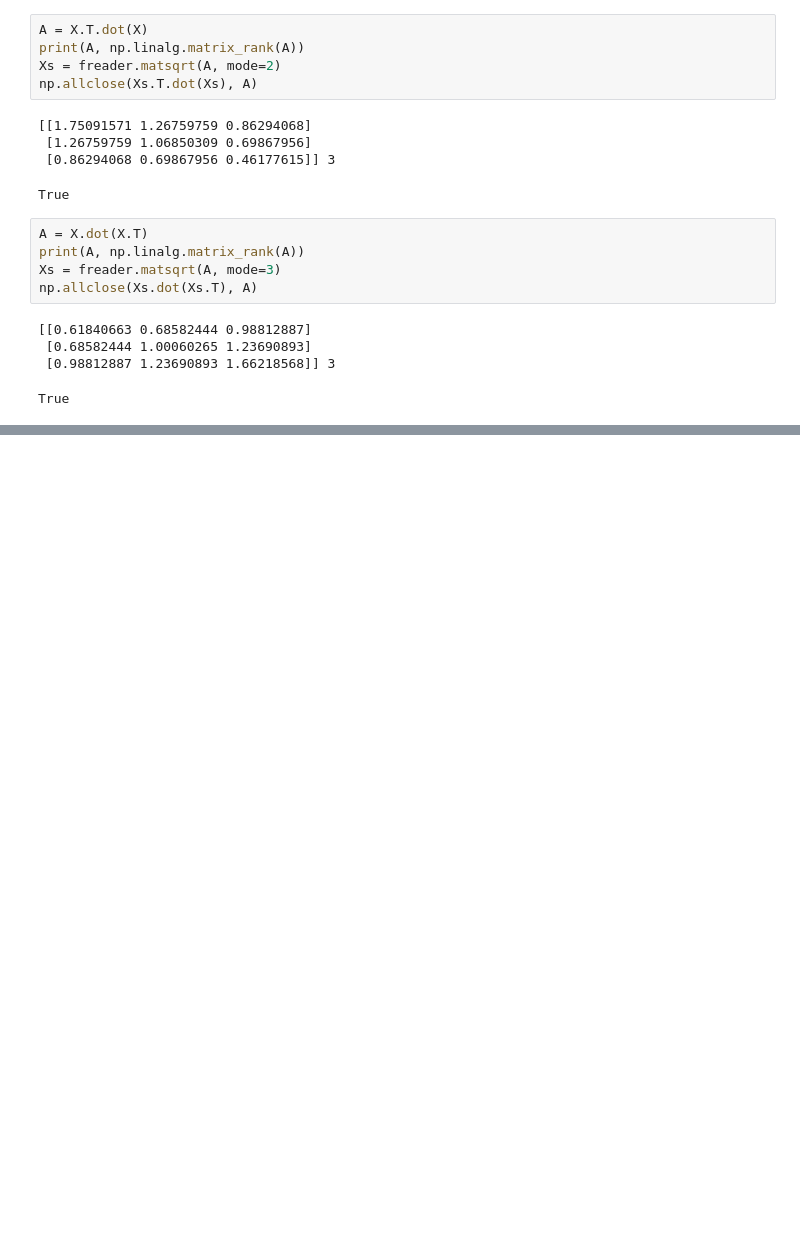
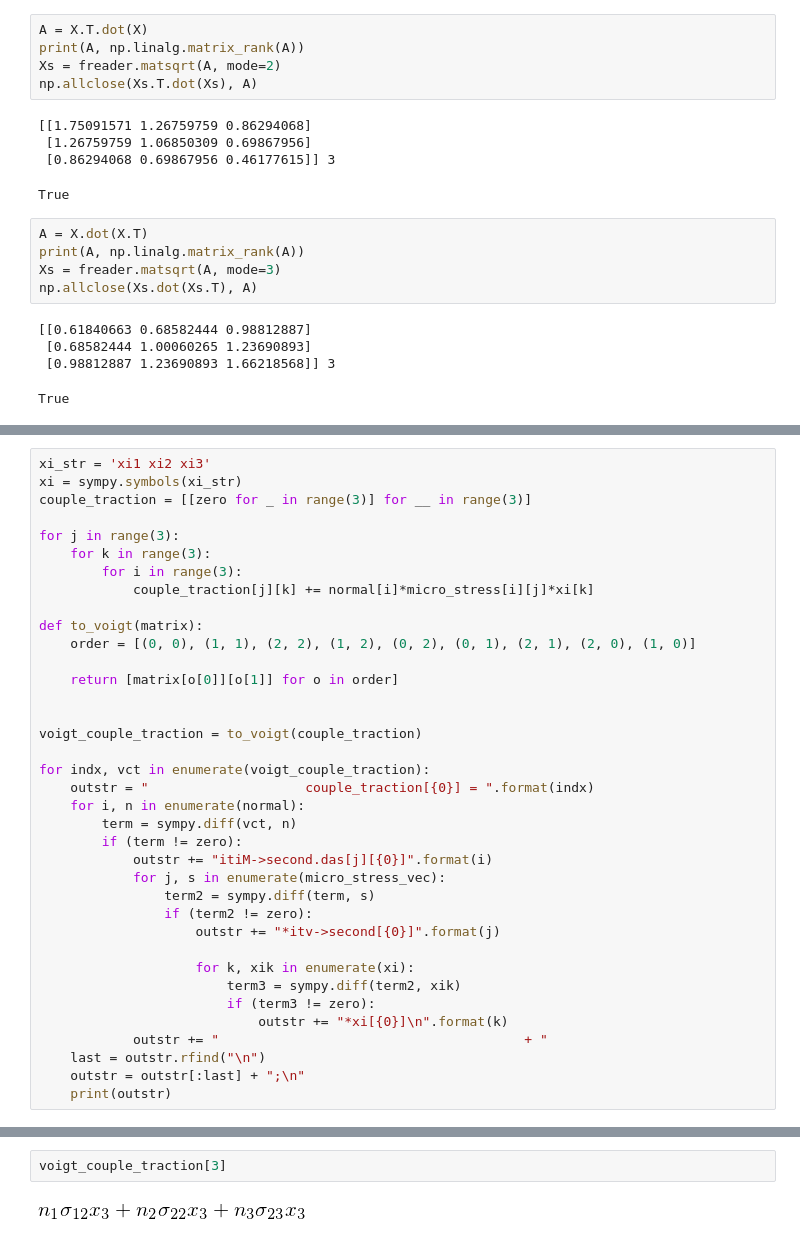
Before and after one commit to lanl/tardigrade-overlap-coupling, a Jupyter notebook: src/python/generate_example_data.ipynb, the cells around one changed output, grey strips where cells are left out. Cells and saved outputs as stored; diff of their text form; blank space fills up the shorter version.

```diff
--- a/src/python/generate_example_data.ipynb
+++ b/src/python/generate_example_data.ipynb
@@ -185,0 +250,37 @@ array([[ 1.00000000e+00,  2.54231309e-16,  3.63042355e-16],
+# %%
+xi_str = 'xi1 xi2 xi3'
+xi = sympy.symbols(xi_str)
+couple_traction = [[zero for _ in range(3)] for __ in range(3)]
+
+for j in range(3):
+    for k in range(3):
+        for i in range(3):
+            couple_traction[j][k] += normal[i]*micro_stress[i][j]*xi[k]
+
+def to_voigt(matrix):
+    order = [(0, 0), (1, 1), (2, 2), (1, 2), (0, 2), (0, 1), (2, 1), (2, 0), (1, 0)]
+
+    return [matrix[o[0]][o[1]] for o in order]
+
+
+voigt_couple_traction = to_voigt(couple_traction)
+
+for indx, vct in enumerate(voigt_couple_traction):
+    outstr = "                    couple_traction[{0}] = ".format(indx)
+    for i, n in enumerate(normal):
+        term = sympy.diff(vct, n)
+        if (term != zero):
+            outstr += "itiM->second.das[j][{0}]".format(i)
+            for j, s in enumerate(micro_stress_vec):
+                term2 = sympy.diff(term, s)
+                if (term2 != zero):
+                    outstr += "*itv->second[{0}]".format(j)
+
+                    for k, xik in enumerate(xi):
+                        term3 = sympy.diff(term2, xik)
+                        if (term3 != zero):
+                            outstr += "*xi[{0}]\n".format(k)
+            outstr += "                                       + "
+    last = outstr.rfind("\n")
+    outstr = outstr[:last] + ";\n"
+    print(outstr)
@@ -185,0 +305,4 @@ array([[ 1.00000000e+00,  2.54231309e-16,  3.63042355e-16],
+# %%
+voigt_couple_traction[3]
+# %% [output]
+[figure, added]
```
Also changed, not shown: parts of 12 cells of this notebook, 3 other files.
